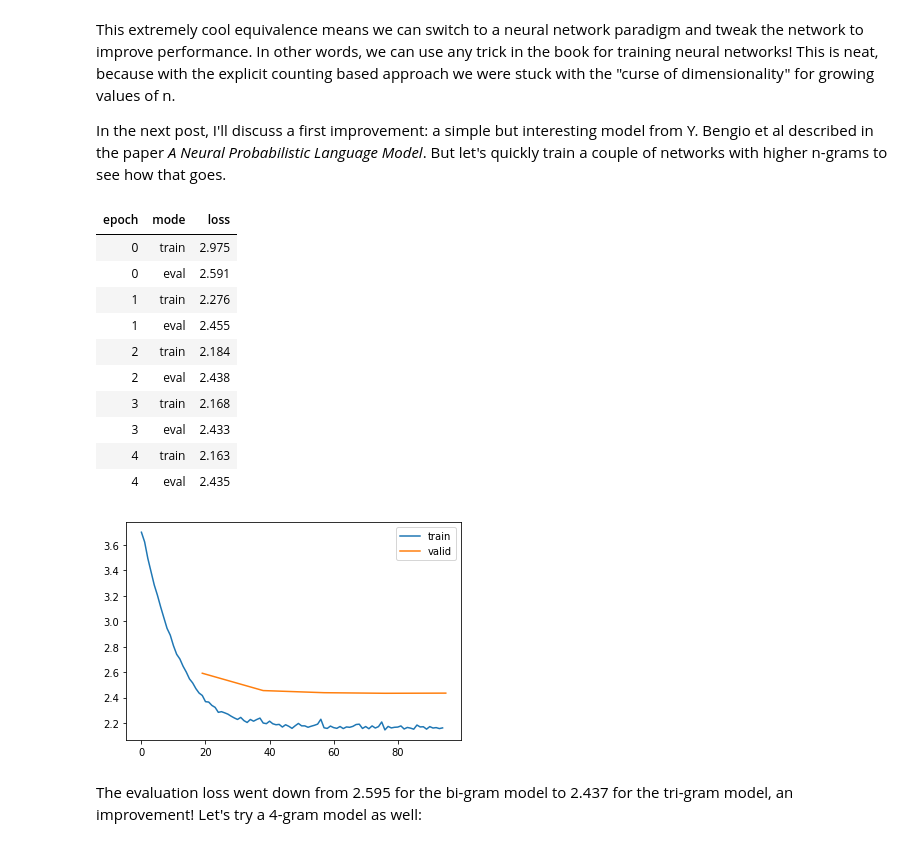
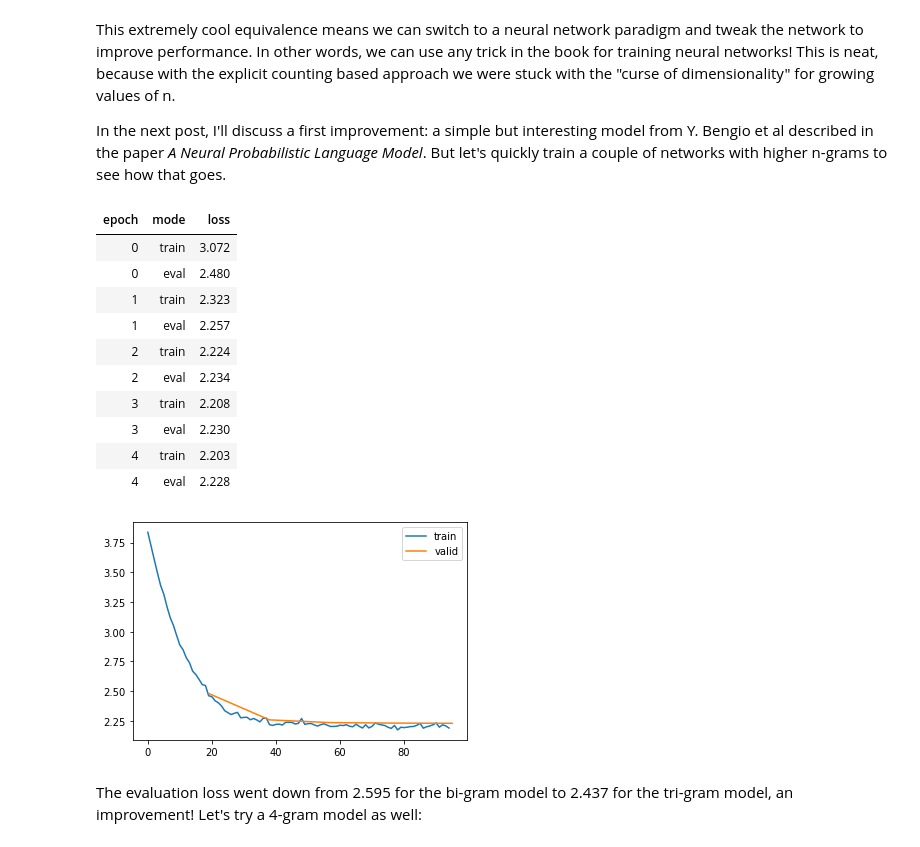
Before and after one commit to lucasvw/lucasvw.github.io, a Jupyter notebook: posts/13_ngram/index.ipynb, the cells around one changed output. Drawn from its saved outputs; the diff is of its cells as text; code cells hidden in the pictures.

```diff
--- a/posts/13_ngram/index.ipynb
+++ b/posts/13_ngram/index.ipynb
@@ -354,39 +370,43 @@ axs[1].set_title('Probs matrix from the count model');
 This extremely cool equivalence means we can switch to a neural network paradigm and tweak the network to improve performance. In other words, we can use any trick in the book for training neural networks! This is neat, because with the explicit counting based approach we were stuck with the "curse of dimensionality" for growing values of n.
 
 In the next post, I'll discuss a first improvement: a simple but interesting model from Y. Bengio et al described in the paper *A Neural Probabilistic Language Model*. But let's quickly train a couple of networks with higher n-grams to see how that goes.
+# %%
+def fit_ngram(n):
+    train_ds = NgramDataset(train_lines, n=ngram)
+    val_ds = NgramDataset(val_lines, n=ngram)
+
+    train_loader = torch.utils.data.DataLoader(train_ds, shuffle=True, batch_size=bs)
+    val_loader = torch.utils.data.DataLoader(val_ds, batch_size=bs*2)
+
+    dls = DataLoaders(train_loader, val_loader)
+
+    m = NgramNet(n=ngram)
+    n_elem = m.embedding.numel()
+
+    l = Learner(m, dls, F.cross_entropy, torch.optim.Adam, None, subs=subs)
+    l.fit(5, lr=1e-1)
+
+    return n_elem, l.loss.detach().cpu()
+# %%
+num_elems, eval_losses = [], []
 # %%
 ngram = 3
-
-train_ds = NgramDataset(train_lines, n=ngram)
-val_ds = NgramDataset(val_lines, n=ngram)
-
-train_loader = torch.utils.data.DataLoader(train_ds, shuffle=True, batch_size=bs)
-val_loader = torch.utils.data.DataLoader(val_ds, batch_size=bs*2)
-
-dls = DataLoaders(train_loader, val_loader)
-
-m = NgramNet(n=ngram)
-n_3gram = m.embedding.numel()
-
-subs = [ProgressS(True),
-        MetricsS(),
-        DeviceS(device)]
-
-l = Learner(m, dls, F.cross_entropy, torch.optim.Adam, None, subs=subs)
-l.fit(5, lr=1e-1)
+num_elem, eval_loss = fit_ngram(ngram)
+num_elems.append(num_elem)
+eval_losses.append(eval_loss)
 # %% [output]
 | epoch | mode | loss |
-| 0 | train | 2.975 |
-| 0 | eval | 2.591 |
-| 1 | train | 2.276 |
-| 1 | eval | 2.455 |
-| 2 | train | 2.184 |
-| 2 | eval | 2.438 |
-| 3 | train | 2.168 |
-| 3 | eval | 2.433 |
-| 4 | train | 2.163 |
-| 4 | eval | 2.435 |
+| 0 | train | 3.072 |
+| 0 | eval | 2.480 |
+| 1 | train | 2.323 |
+| 1 | eval | 2.257 |
+| 2 | train | 2.224 |
+| 2 | eval | 2.234 |
+| 3 | train | 2.208 |
+| 3 | eval | 2.230 |
+| 4 | train | 2.203 |
+| 4 | eval | 2.228 |
-[figure, old version]
+[figure, new version]
 # %% [markdown]
 The evaluation loss went down from 2.595 for the bi-gram model to 2.437 for the tri-gram model, an improvement! Let's try a 4-gram model as well:
 # %%
```
Also changed, not shown: parts of 16 cells of this notebook.
